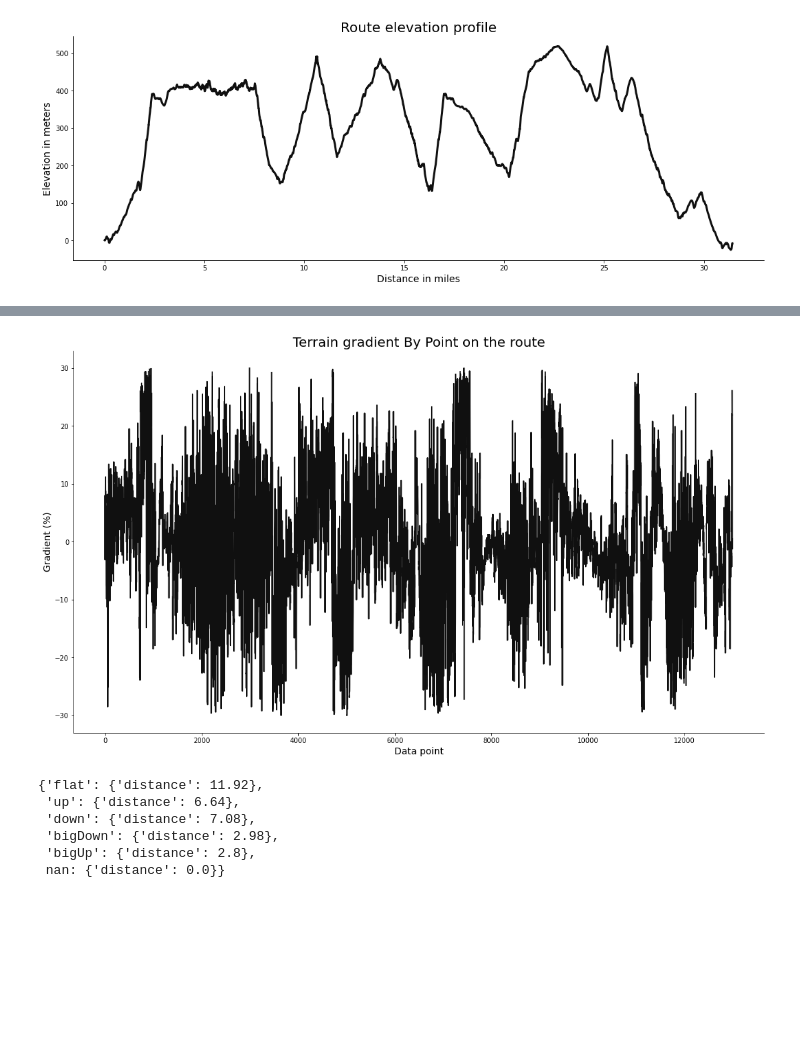
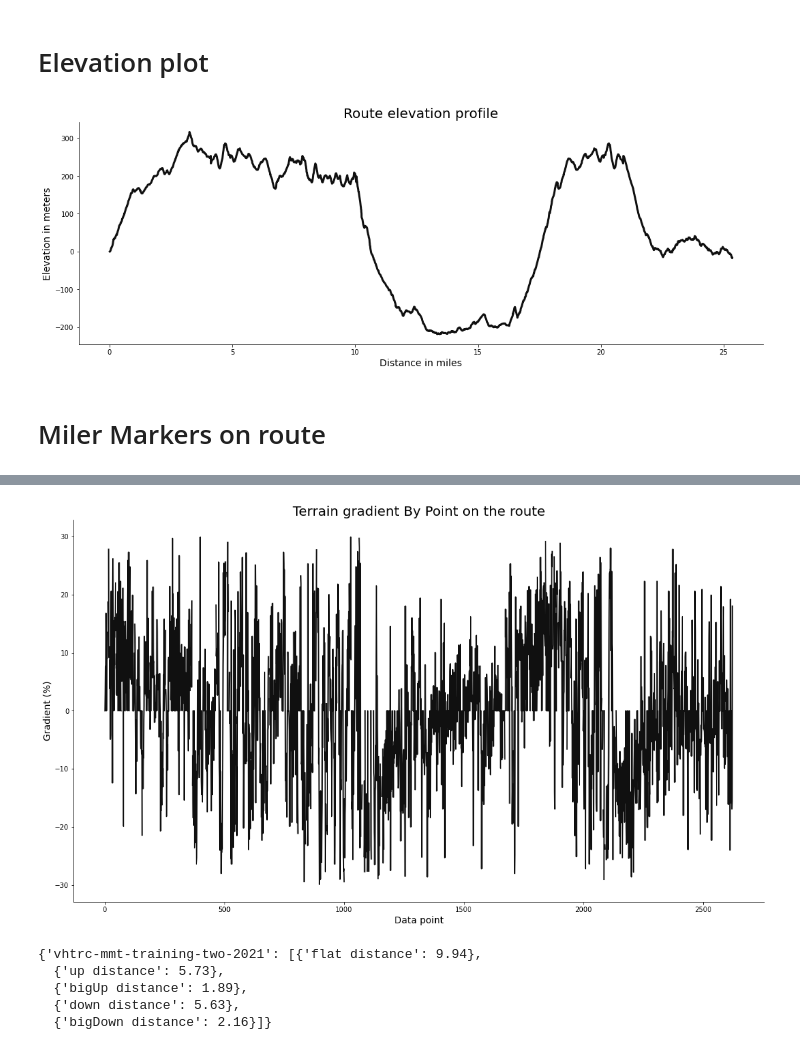
Before and after one commit to lrhf97/gpx_analysis, a Jupyter notebook: final_grade_analysis.ipynb, the cells around one changed output, grey strips where cells are left out. Drawn from its saved outputs; the diff is of its cells as text; code cells hidden in the pictures; blank space fills up the shorter version.

```diff
--- a/final_grade_analysis.ipynb
+++ b/final_grade_analysis.ipynb
@@ -27,7 +31,8 @@ from IPython.display import display
 # %%
+name = 'vhtrc-mmt-training-two-2021'
 
-with open('Routes/vhtrc-waterfall-50k.gpx', 'r') as gpx_file:
-    WTF50k = gpxpy.parse(gpx_file)
+with open('Routes/'+name+'.gpx', 'r') as gpx_file:
+    route = gpxpy.parse(gpx_file)
 # %%
 ## load all the files in a folder
 # import pandas as pd
@@ -42,7 +47,7 @@ with open('Routes/vhtrc-waterfall-50k.gpx', 'r') as gpx_file:
 # making a dictionary that can be converted to Pandas Dataframe
 route_info=[]
 
-for track in DDgpx.tracks:
+for track in route.tracks:
     for segment in track.segments:
         for point in segment.points:
             route_info.append({
@@ -54,7 +59,7 @@ for track in DDgpx.tracks:
 
 df = pd.DataFrame(route_info)
 
-df.to_csv('data/WTF50k.csv', index=False)
+df.to_csv('data/'+name+'.csv', index=False)
 # %%
 pointxyz = []
 for i in range(0,len(df)):
@@ -103,3 +108,5 @@ df.to_csv('data/WTF50k.csv', index=False)
+# %% [markdown]
+# Elevation plot
 # %%
 plt.figure(figsize=(18,6))
 plt.plot(df['cum_distance'], df['cum_elevation'], color='#101010', lw=3)
@@ -107,7 +114,7 @@ plt.title('Route elevation profile', size=20)
 plt.xlabel('Distance in miles', size=14)
 plt.ylabel('Elevation in meters', size=14);
 # %% [output]
-[figure, old version]
+[figure, new version]
 # %%
 def find_neighbours(value, df, colname):
     exactmatch = df[df[colname] == value]
@@ -168,6 +175,8 @@ col_hex = ['#440154',
  '#a5db36',
  '#d2e21b'
  ]
+# %% [markdown]
+# Miler Markers on route
 # %%
 # Graph mile markers on map with mile time on click - folium
 lat_map = df['latitude'].mean()
@@ -221,26 +230,24 @@ display(route_map)
 # %%
 # gradient just from each step
 grade_cap_high = 30
 conversion_factor = 0.62137119
 gradient_each_point =[np.nan]
 for ind, row in df.iterrows():
     if ind == 0:
         continue
     grade = (row['elevation_change'] / ((row['distance']/conversion_factor*1000)+1))*100
     if abs(grade) > grade_cap_high :
         gradient_each_point.append(np.nan)
     else:
         gradient_each_point.append(np.round(grade,1))
 
-
-
-plt.figure(figsize=(18.5, 10.5))
-plt.title('Terrain gradient By Point on the route', size=20)
-plt.xlabel('Data point', size=14)
-plt.ylabel('Gradient (%)', size=14)
-plt.plot(np.arange(len(gradient_each_point)), gradient_each_point, lw=2, color='#101010');
+# plt.figure(figsize=(18.5, 10.5))
+# plt.title('Terrain gradient By Point on the route', size=20)
+# plt.xlabel('Data point', size=14)
+# plt.ylabel('Gradient (%)', size=14)
+# plt.plot(np.arange(len(gradient_each_point)), gradient_each_point, lw=2, color='#101010');
 # %% [output]
-[figure, old version]
+[figure, new version]
 # %%
 # add to the dataframe
 len(gradient_each_point)
@@ -253,24 +260,28 @@ df['gradient_rating'] = pd.cut(df['gradient_each_point'],
                             bins=bin_cuts,
                             labels=bin_labels_cut)
 # %%
-how_run_grade ={}
+how_run_grade =[]
 diff_grades = df['gradient_rating'].unique()
 for i in diff_grades:
-    dict_time_gradient = {}
-    dict_time_gradient['distance'] = np.round(df[df['gradient_rating'] == i]['distance'].sum(),2)
+    # dict_time_gradient = {}
+    how_run_grade.append({
+        i+' distance':np.round(df[df['gradient_rating'] == i]['distance'].sum(),2)
+    })
 
     # dict_time_gradient['time'] = int(df[df['gradient_rating'] == i]['distance'].count())
     # dict_time_gradient['speed'] = dict_time_gradient['distance']/(dict_time_gradient['time']/60/60)
     # dict_time_gradient['pace'] = str(datetime.timedelta(seconds=60/dict_time_gradient['speed']*60))
 
-    how_run_grade[i] = dict_time_gradient
+    # how_run_grade[i] = dict_time_gradient
 
-
-how_run_grade
+dict_list ={}
+for i in how_run_grade:
+    dict_list[name] = how_run_grade
+# how_run_grade
+dict_list
 # %% [output]
-{'flat': {'distance': 11.92},
- 'up': {'distance': 6.64},
- 'down': {'distance': 7.08},
- 'bigDown': {'distance': 2.98},
- 'bigUp': {'distance': 2.8},
- nan: {'distance': 0.0}}
+{'vhtrc-mmt-training-two-2021': [{'flat distance': 9.94},
+  {'up distance': 5.73},
+  {'bigUp distance': 1.89},
+  {'down distance': 5.63},
+  {'bigDown distance': 2.16}]}
```
Also changed, not shown: parts of 4 cells of this notebook, 3 other files.
